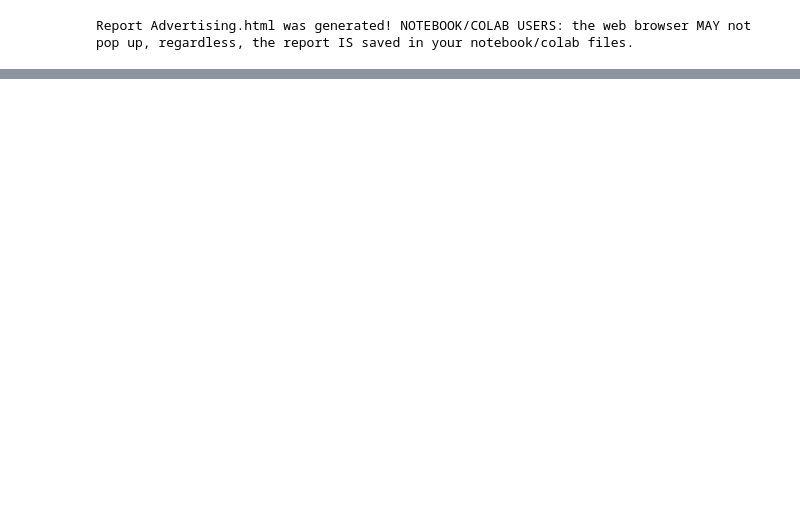
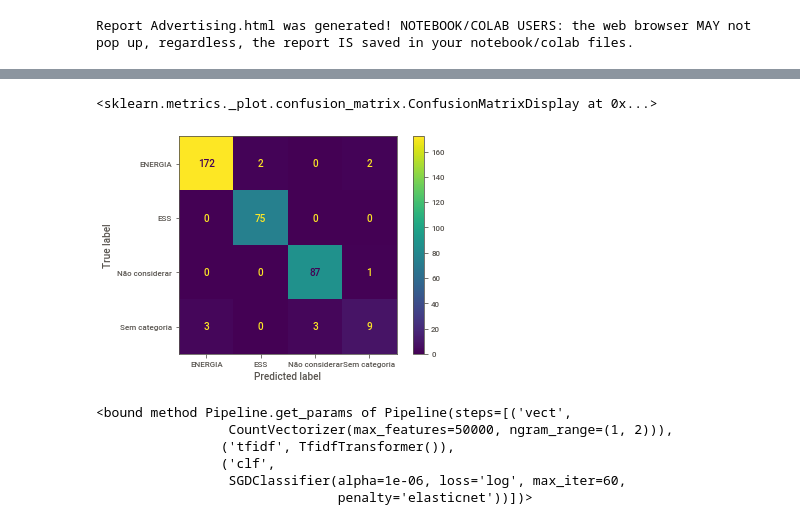
Before and after one commit to williamlapa/categorizar_ccee, a Jupyter notebook: William_categorizar.ipynb, the cells around one changed output, grey strips where cells are left out. Drawn from its saved outputs; the diff is of its cells as text; code cells hidden in the pictures; blank space fills up the shorter version.

```diff
--- a/William_categorizar.ipynb
+++ b/William_categorizar.ipynb
@@ -106,22 +187,17 @@ from sklearn.feature_extraction.text import TfidfVectorizer
 # %%
-# instancia o transform TfidfVectorizer
+# Com o dataframe já dividido entre Treino e Teste, iremos obter o vocabulário apenas dos dados de TREINO:
+
+# instancia o transform CountVectorizer
 tfidf_vectorizer = TfidfVectorizer()
-# tokeniza e cria o vocabulário
-tfidf_vectorizer.fit(text)
-# mostra o vocabulário criado
+# # tokeniza e cria o vocabulário
+tfidf_vectorizer.fit(X_train)
+# # mostra o vocabulário criado
 print('Vocabulário: ')
 print(tfidf_vectorizer.vocabulary_)
-print('\nPeso de cada palavra do vocabulário: ')
-print(tfidf_vectorizer.idf_)
+
 # encode document
-tfidf_vector = tfidf_vectorizer.transform(text)
+tfidf_vector = tfidf_vectorizer.transform(X_train)
 # mostra as dimensões da matrix de frequência
 print('\nDimensões da matrix: ')
 print(tfidf_vector.shape)
-# mostra os documentos codificados
-val = tfidf_vectorizer.fit_transform(text)
-feature_names = tfidf_vectorizer.get_feature_names()
-print('\n',text[0],'\n',text[1],'\n',text[2],'\n',text[3],'\n',text[4],'\n')
-pd.DataFrame(val.toarray(), columns = feature_names)
-# print(tfidf_vector.toarray())
 # %% [output]
@@ -128,0 +211,17 @@ ValueError: np.nan is an invalid document, expected byte or unicode string.
+# %%
+# Define o pipeline incluindo o extrator de 'features do texto e um classificador
+# No caso abaixo utilizamos:
+# Bag of words (sklearn CountVectorizer) e TI IDF para identificação de dicionários de texto
+# Regressão logística dentro do SGD Classifier como algoritmo para obter a acurária do projeto:
+
+pipeline = Pipeline([
+    ('vect', CountVectorizer(max_df=1.0, max_features=50000,ngram_range=(1,2))),
+    ('tfidf', TfidfTransformer(use_idf=True,norm='l2')),
+    ('clf', SGDClassifier(loss='log',alpha=1e-06, penalty='elasticnet', max_iter=60)),
+])
+
+# O padrão é hinge, mas utiizamos default hinge. to get proba=log or modified_huber
+# %%
+# Treinando o modelo e obtendo o tempo do processamento:
+%time
+classificador = pipeline.fit(X_train, y_train)
@@ -128,0 +262,17 @@ ValueError: np.nan is an invalid document, expected byte or unicode string.
+# %%
+# mostrar a matrix de confusão do modelo sobre todo o dataset
+from sklearn.metrics import plot_confusion_matrix
+plot_confusion_matrix(classificador, X_test, y_test, values_format='d')
+# %% [output]
+<sklearn.metrics._plot.confusion_matrix.ConfusionMatrixDisplay at 0x...>
+[figure, added]
+# %%
+# Mostra os hiperparâmetros usados para treinar o modelo
+classificador.get_params
+# %% [output]
+<bound method Pipeline.get_params of Pipeline(steps=[('vect',
+                 CountVectorizer(max_features=50000, ngram_range=(1, 2))),
+                ('tfidf', TfidfTransformer()),
+                ('clf',
+                 SGDClassifier(alpha=1e-06, loss='log', max_iter=60,
+                               penalty='elasticnet'))])>
```
Also changed, not shown: parts of 28 cells of this notebook, 2 other files.
